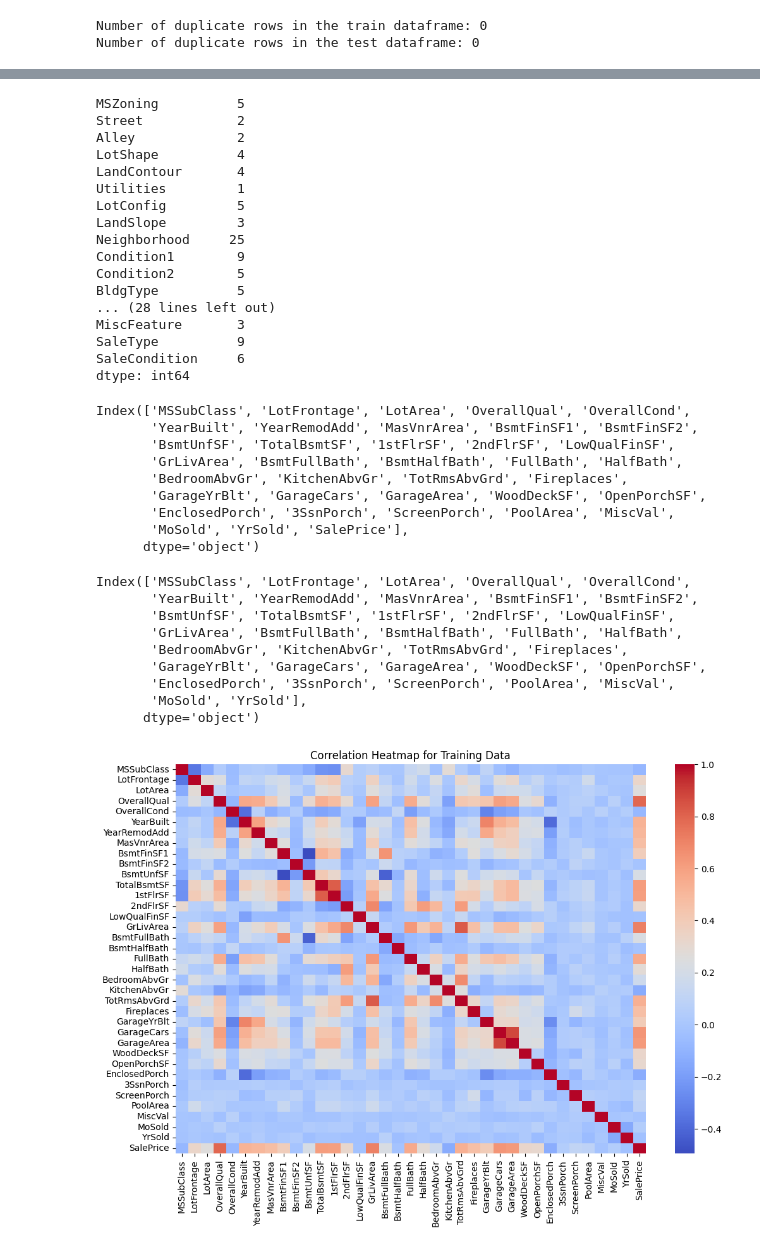
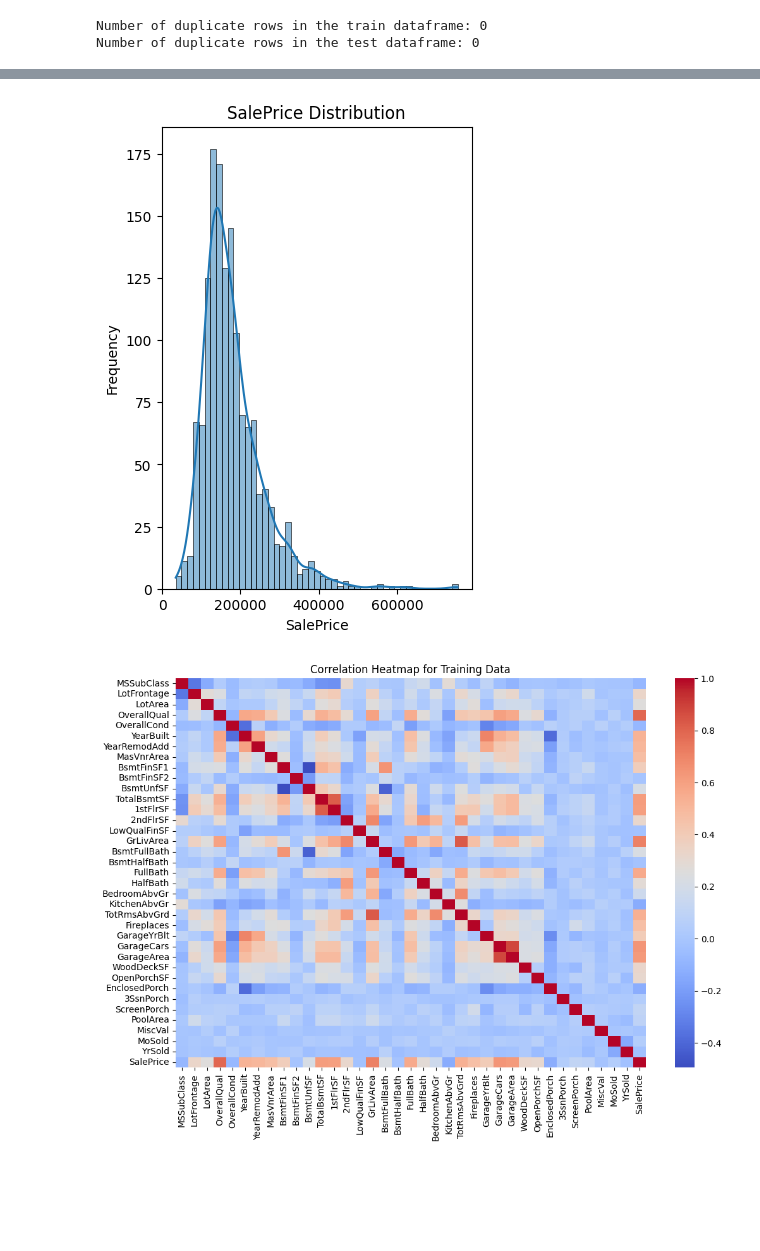
Before and after one commit to ntoitichristine/Group_8_Phas_3, a Jupyter notebook: ntoiti-house-prices-ames.ipynb, the cells around one changed output, grey strips where cells are left out. Saved outputs shown, nothing was run; the diff lists cells and outputs as text; code cells hidden in the pictures; blank space fills up the shorter version.

```diff
--- a/ntoiti-house-prices-ames.ipynb
+++ b/ntoiti-house-prices-ames.ipynb
@@ -270,50 +220,16 @@ dtype: int64
 # %%
-test_cat_columns = test_df.select_dtypes(include=['object']).nunique()
-test_cat_columns
+test_cat_columns = test_df.select_dtypes(include=['object']).columns.tolist()
+test_num_columns = test_df.select_dtypes(exclude=['object']).columns.tolist()
-# %% [output]
-MSZoning          5
-Street            2
-Alley             2
-LotShape          4
-LandContour       4
-Utilities         1
-LotConfig         5
-LandSlope         3
-Neighborhood     25
-Condition1        9
-Condition2        5
-BldgType          5
-... (28 lines left out)
-MiscFeature       3
-SaleType          9
-SaleCondition     6
-dtype: int64
-# %%
-train_num_columns = train_df.select_dtypes(include=['number']).columns
-train_num_columns
-# %% [output]
-Index(['MSSubClass', 'LotFrontage', 'LotArea', 'OverallQual', 'OverallCond',
-       'YearBuilt', 'YearRemodAdd', 'MasVnrArea', 'BsmtFinSF1', 'BsmtFinSF2',
-       'BsmtUnfSF', 'TotalBsmtSF', '1stFlrSF', '2ndFlrSF', 'LowQualFinSF',
-       'GrLivArea', 'BsmtFullBath', 'BsmtHalfBath', 'FullBath', 'HalfBath',
-       'BedroomAbvGr', 'KitchenAbvGr', 'TotRmsAbvGrd', 'Fireplaces',
-       'GarageYrBlt', 'GarageCars', 'GarageArea', 'WoodDeckSF', 'OpenPorchSF',
-       'EnclosedPorch', '3SsnPorch', 'ScreenPorch', 'PoolArea', 'MiscVal',
-       'MoSold', 'YrSold', 'SalePrice'],
-      dtype='object')
-# %%
-test_num_columns = test_df.select_dtypes(include=['number']).columns
-test_num_columns
-# %% [output]
-Index(['MSSubClass', 'LotFrontage', 'LotArea', 'OverallQual', 'OverallCond',
-       'YearBuilt', 'YearRemodAdd', 'MasVnrArea', 'BsmtFinSF1', 'BsmtFinSF2',
-       'BsmtUnfSF', 'TotalBsmtSF', '1stFlrSF', '2ndFlrSF', 'LowQualFinSF',
-       'GrLivArea', 'BsmtFullBath', 'BsmtHalfBath', 'FullBath', 'HalfBath',
-       'BedroomAbvGr', 'KitchenAbvGr', 'TotRmsAbvGrd', 'Fireplaces',
-       'GarageYrBlt', 'GarageCars', 'GarageArea', 'WoodDeckSF', 'OpenPorchSF',
-       'EnclosedPorch', '3SsnPorch', 'ScreenPorch', 'PoolArea', 'MiscVal',
-       'MoSold', 'YrSold'],
-      dtype='object')
+# %%
+# Plot the distribution of SalePrice
+plt.figure(figsize=(4, 6))
+sns.histplot(train_df['SalePrice'], kde=True)
+plt.title("SalePrice Distribution")
+plt.xlabel('SalePrice')
+plt.ylabel('Frequency')
+plt.show()
+# %% [output]
+[figure, added]
 # %%
 # numerical columns for the training dataframe
 train_df_numerical = train_df[train_num_columns]
```
Also changed, not shown: parts of 24 cells of this notebook.
